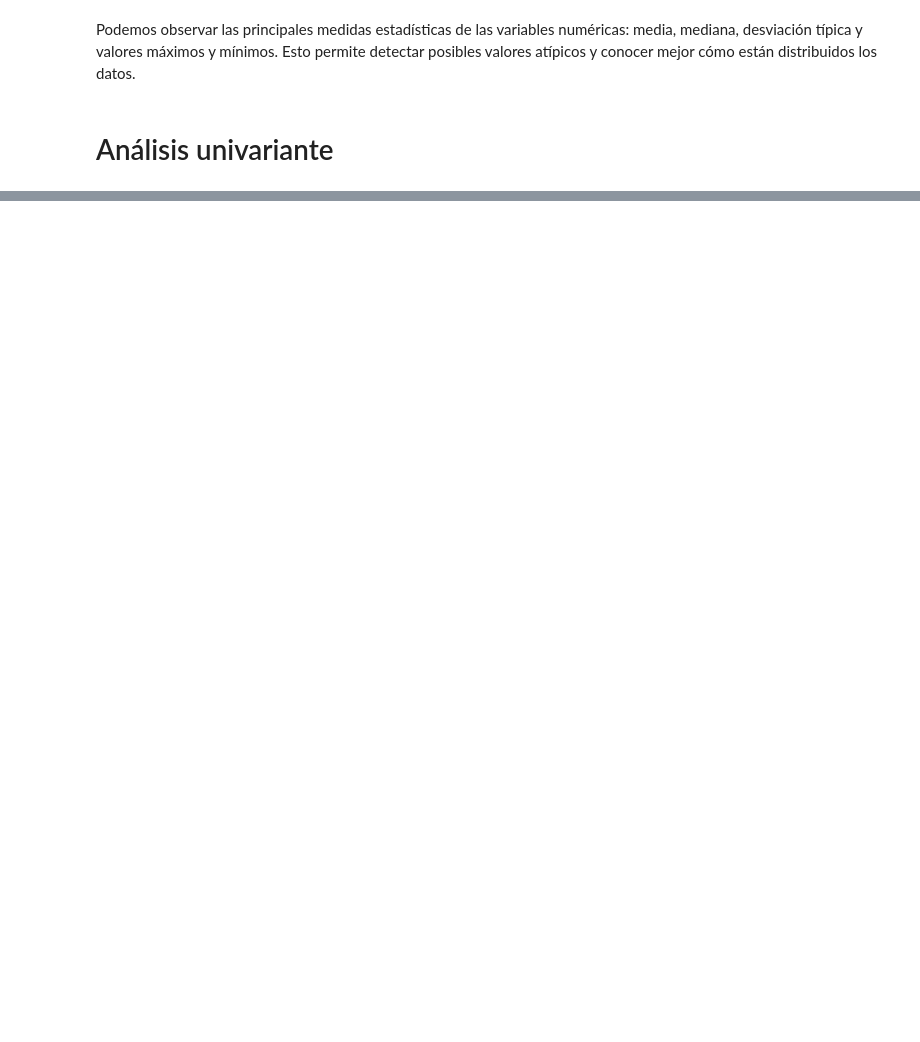
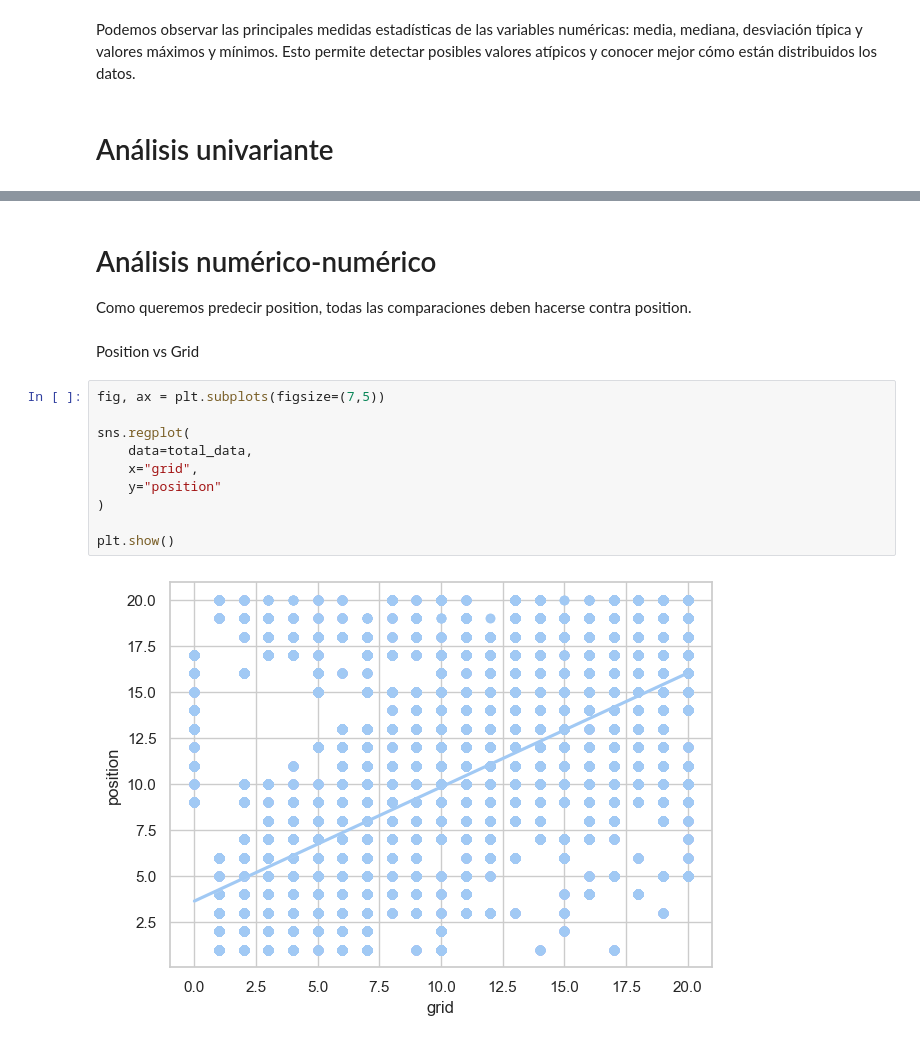
Before and after one commit to luciaTapiaGarcia/proyecto_final_f1_marcos_lucia, a Jupyter notebook: src/explore.ipynb, the cells around one changed output, grey strips where cells are left out. Cells and saved outputs as stored; diff of their text form; blank space fills up the shorter version.

```diff
--- a/src/explore.ipynb
+++ b/src/explore.ipynb
@@ -717,0 +816,18 @@ SyntaxError: invalid syntax (807313473.py, line 4)
+# %% [markdown]
+# Análisis numérico-numérico
+
+Como queremos predecir position, todas las comparaciones deben hacerse contra position.
+# %% [markdown]
+Position vs Grid
+# %%
+fig, ax = plt.subplots(figsize=(7,5))
+
+sns.regplot(
+    data=total_data,
+    x="grid",
+    y="position"
+)
+
+plt.show()
+# %% [output]
+[figure, added]
```
Also changed, not shown: parts of 42 cells of this notebook.
